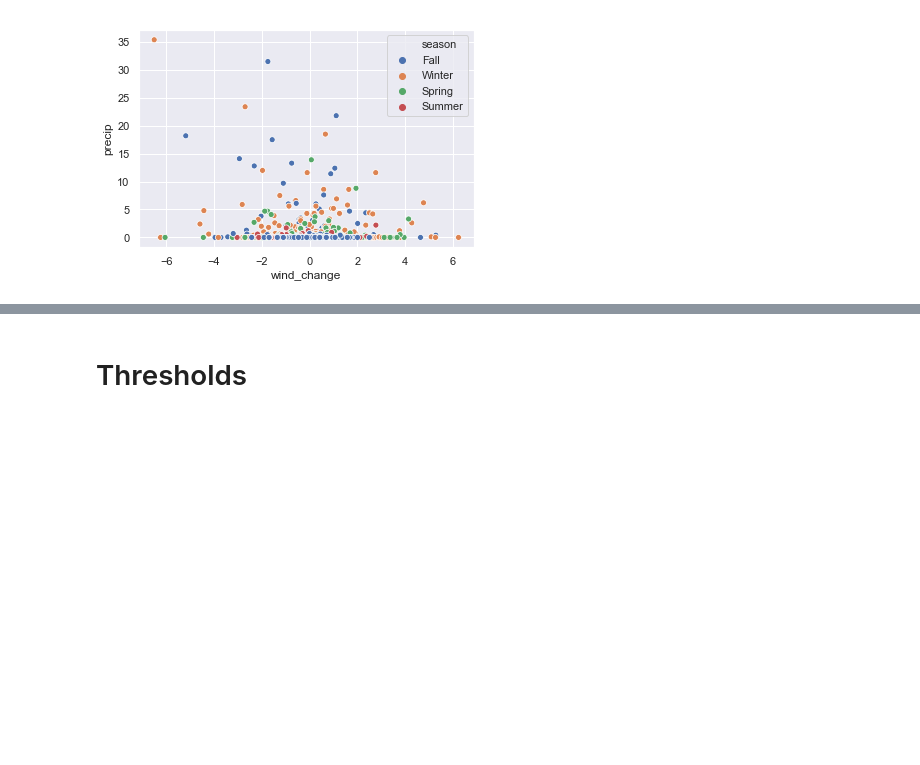
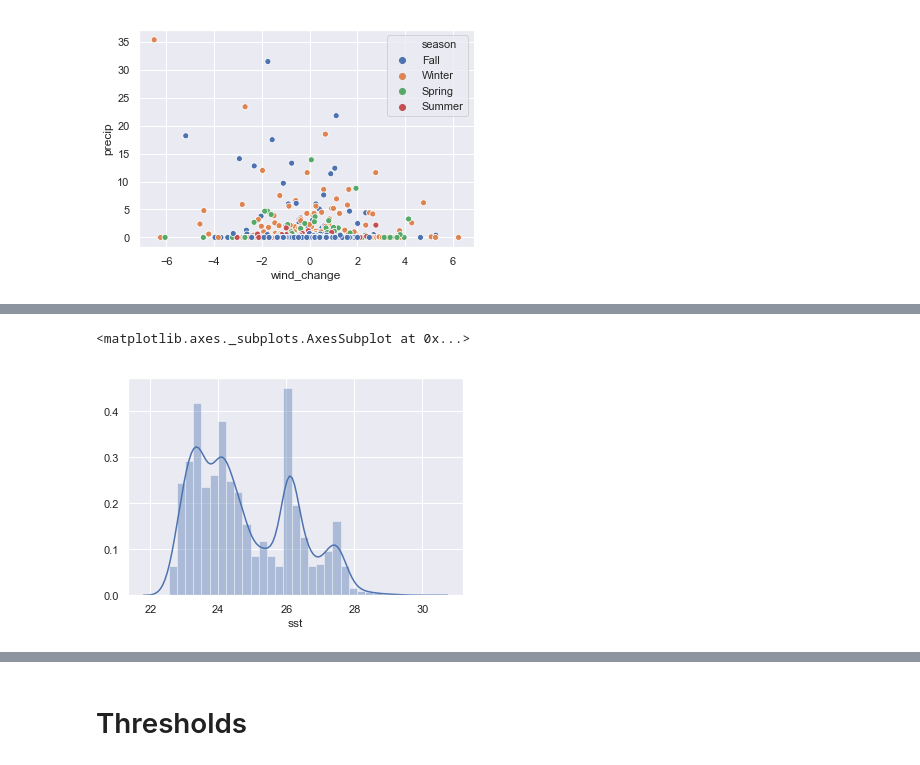
Before and after one commit to uncw-cubesat-lab/rain-class, a Jupyter notebook: Next Steps.ipynb, the cells around one changed output, grey strips where cells are left out. Saved outputs shown, nothing was run; the diff lists cells and outputs as text; code cells hidden in the pictures; blank space fills up the shorter version.

```diff
--- a/Next Steps.ipynb
+++ b/Next Steps.ipynb
@@ -210,0 +230,5 @@ sns.scatterplot(x='wind_change', y='precip',data=new_data, hue='hour')
+# %%
+sns.distplot(new_data['sst'])
+# %% [output]
+<matplotlib.axes._subplots.AxesSubplot at 0x...>
+[figure, added]
```
Also changed, not shown: parts of 59 cells of this notebook.
